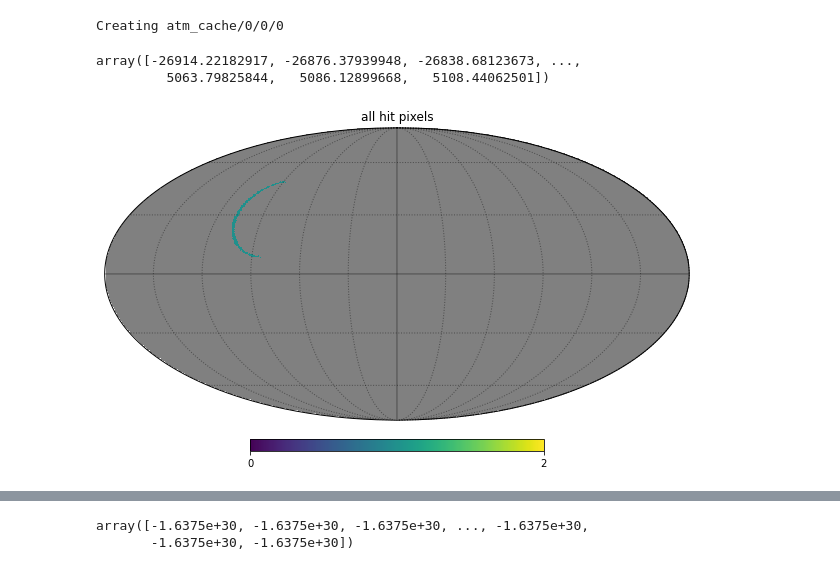
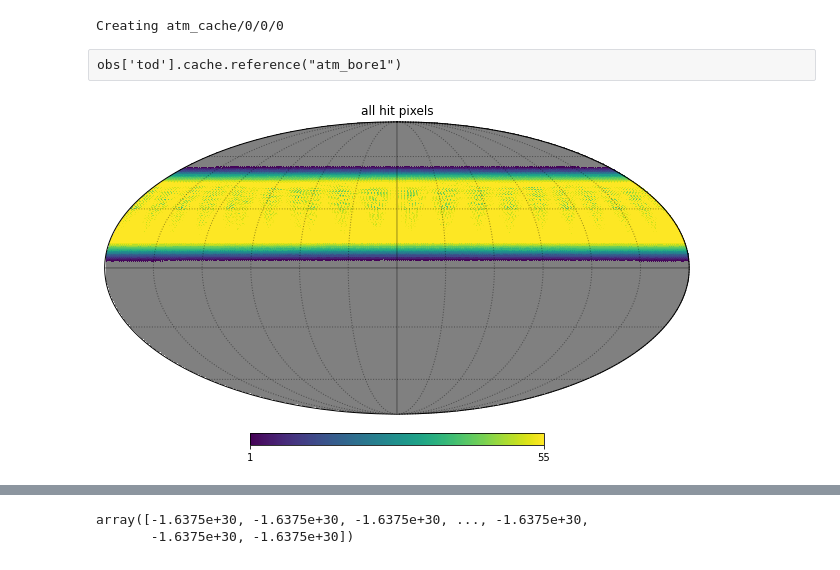
Before and after one commit to cmbgroundbased/cal, a Jupyter notebook: cookbook/Atmospheric_simulation_TOD.ipynb, the cells around one changed output, grey strips where cells are left out. Cells and saved outputs as stored; diff of their text form; code cells hidden in the pictures.

```diff
--- a/cookbook/Atmospheric_simulation_TOD.ipynb
+++ b/cookbook/Atmospheric_simulation_TOD.ipynb
@@ -170,7 +154,7 @@ class args:
     ces_name = "Test1"
     scan="spin"
     subscan="spin_1day"
-    ces_stop_time = 400
+    ces_stop_time = 60*60*24
     ces_start_time = 0
     sample_rate = 20
     site_name= "Tenerife"
@@ -178,8 +162,8 @@ class args:
     site_lat = "28:20:00"
     site_alt = 2390.0
     coord = "C"
-    ces_azmin = 10
-    ces_azmax = 179
+    ces_azmin = 0
+    ces_azmax = 0
     ces_el = 70
     scanrate = 1.0
     scan_accel = 3.0
@@ -363,22 +347,19 @@ for mc in range(start_mc, start_mc + nsimu):
                 "Processing frequency {}GHz, MC = {}".format(freq, mc))
 # %% [output]
 Creating atm_cache/0/0/0
-# %%
-obs['tod'].cache.reference("atm_bore1")
-# %% [output]
-array([-26914.22182917, -26876.37939948, -26838.68123673, ...,
-         5063.79825844,   5086.12899668,   5108.44062501])
+# %% [raw]
+obs['tod'].cache.reference("atm_bore1")
 # %%
 npix = 12 * 128 ** 2
 hitmap = np.zeros(npix)
 
 for obs in data.obs:
     tod = obs['tod']
     for det in tod.local_dets:
         pixels = tod.cache.reference("pixels_{}".format(det))
-        hitmap[pixels] = 1
+        hitmap[pixels] += 1
 hitmap[hitmap == 0] = hp.UNSEEN
 hp.mollview(hitmap, nest=True, title="all hit pixels", cbar=True)
 hp.graticule(alpha=0.4)
 # %% [output]
-[figure, old version]
+[figure, new version]
```
Also changed, not shown: parts of 19 cells of this notebook, 3 other files.
